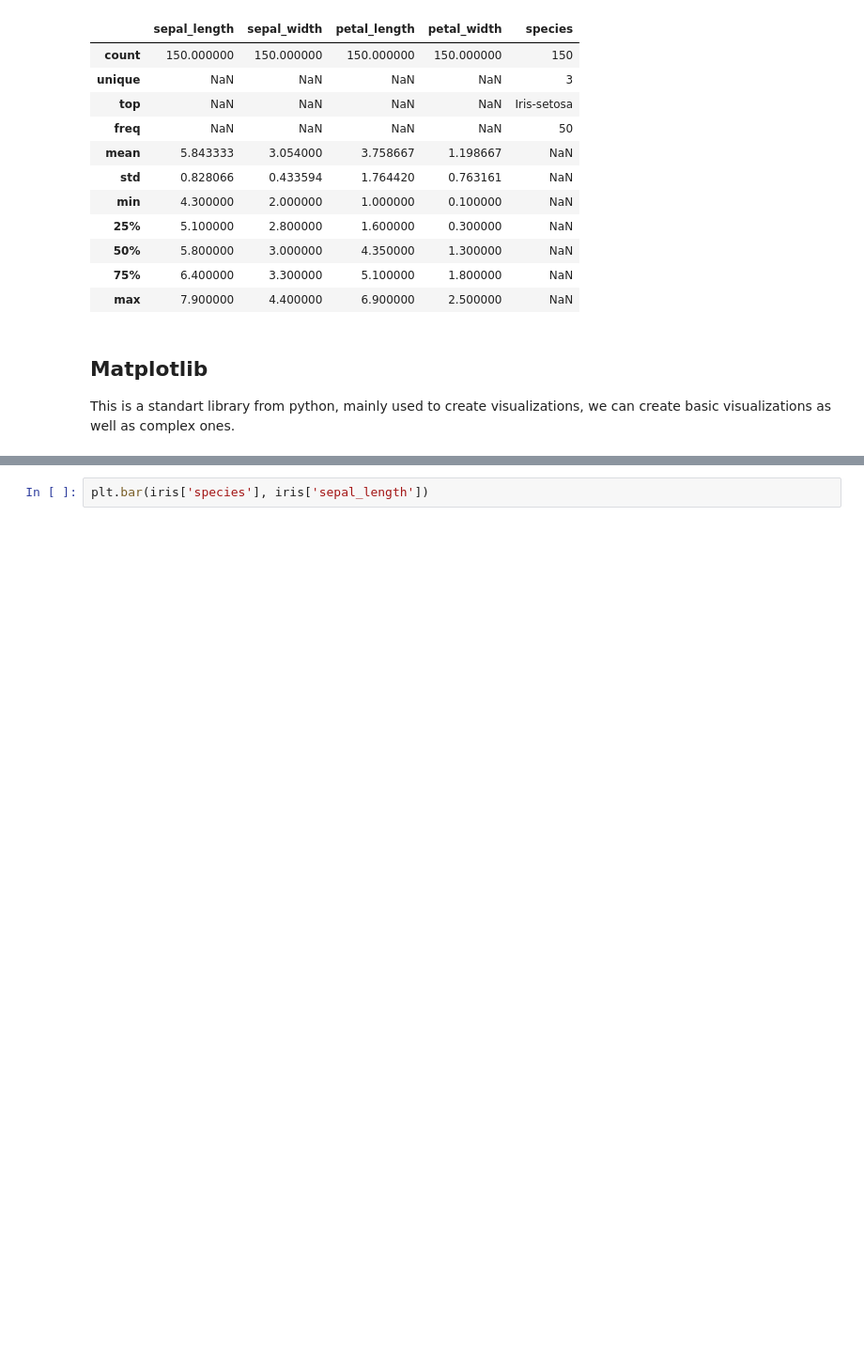
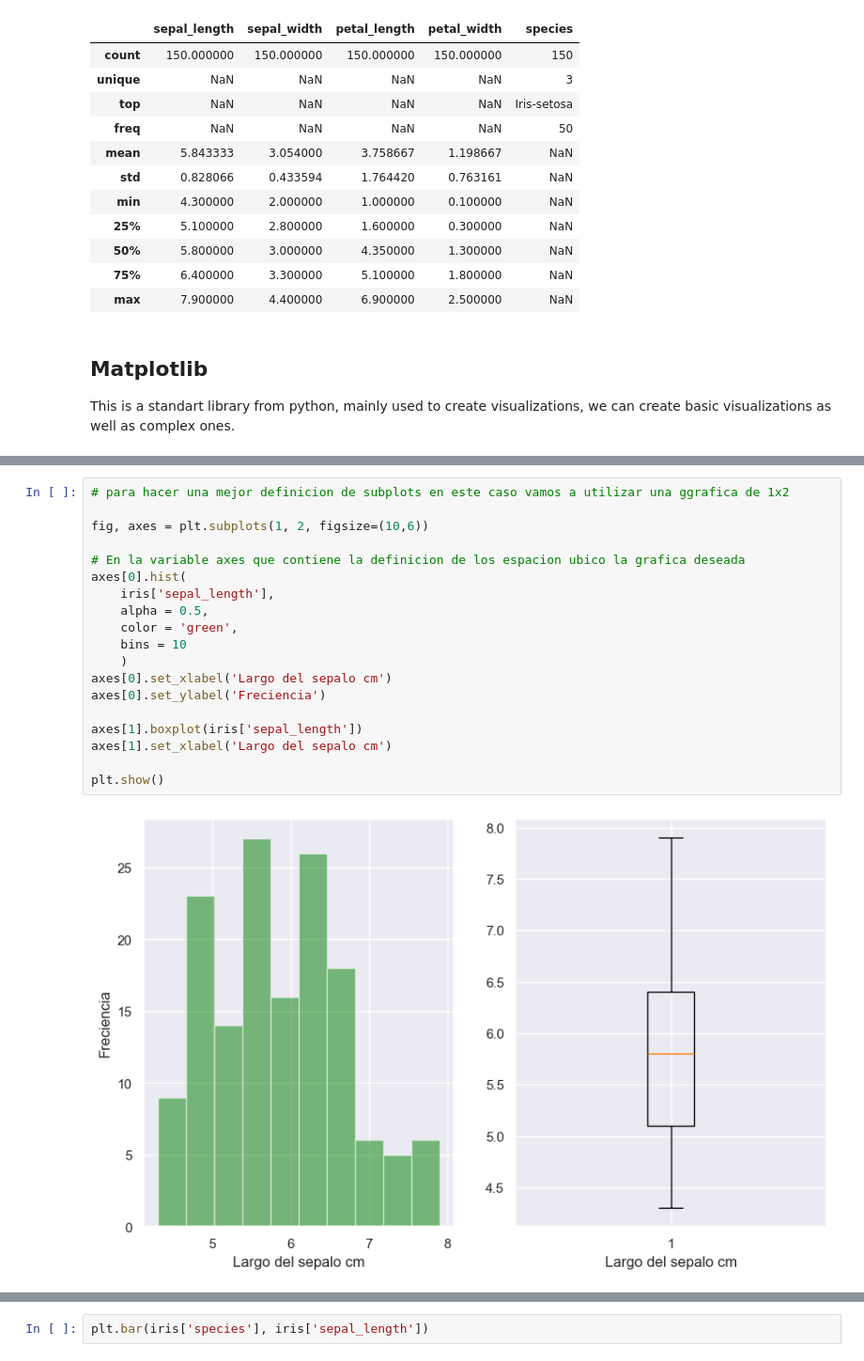
Before and after one commit to CabHug/Portfolio, a Jupyter notebook: Practicas/Visualizacion/Practica_visualizacion.ipynb, the cells around one changed output, grey strips where cells are left out. Shown at 94% size. Drawn from its saved outputs; the diff is of its cells as text; blank space fills up the shorter version.

```diff
--- a/Practicas/Visualizacion/Practica_visualizacion.ipynb
+++ b/Practicas/Visualizacion/Practica_visualizacion.ipynb
@@ -109,0 +132,21 @@ plt.boxplot(iris['sepal_length'])
+# %%
+# para hacer una mejor definicion de subplots en este caso vamos a utilizar una ggrafica de 1x2
+
+fig, axes = plt.subplots(1, 2, figsize=(10,6))
+
+# En la variable axes que contiene la definicion de los espacion ubico la grafica deseada
+axes[0].hist(
+    iris['sepal_length'],
+    alpha = 0.5,
+    color = 'green',
+    bins = 10
+    )
+axes[0].set_xlabel('Largo del sepalo cm')
+axes[0].set_ylabel('Freciencia')
+
+axes[1].boxplot(iris['sepal_length'])
+axes[1].set_xlabel('Largo del sepalo cm')
+
+plt.show()
+# %% [output]
+[figure, added]
```
Also changed, not shown: parts of 17 cells of this notebook.
